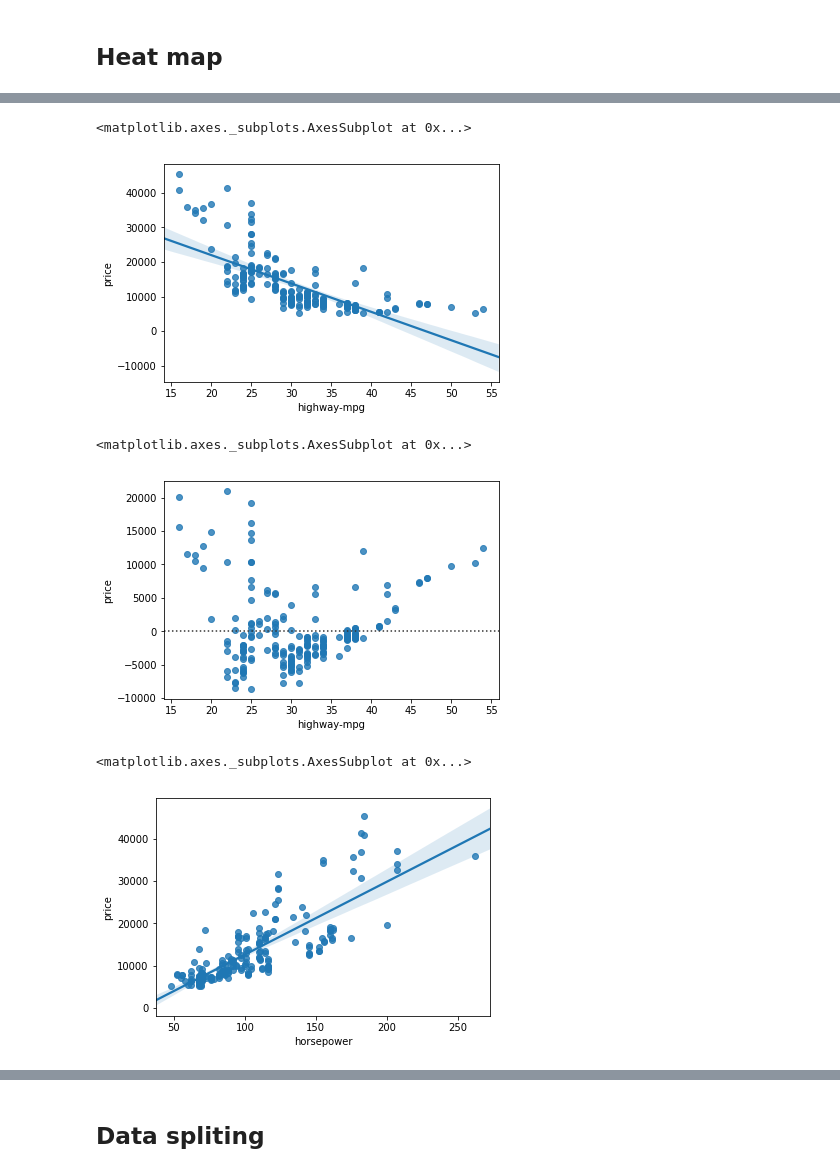
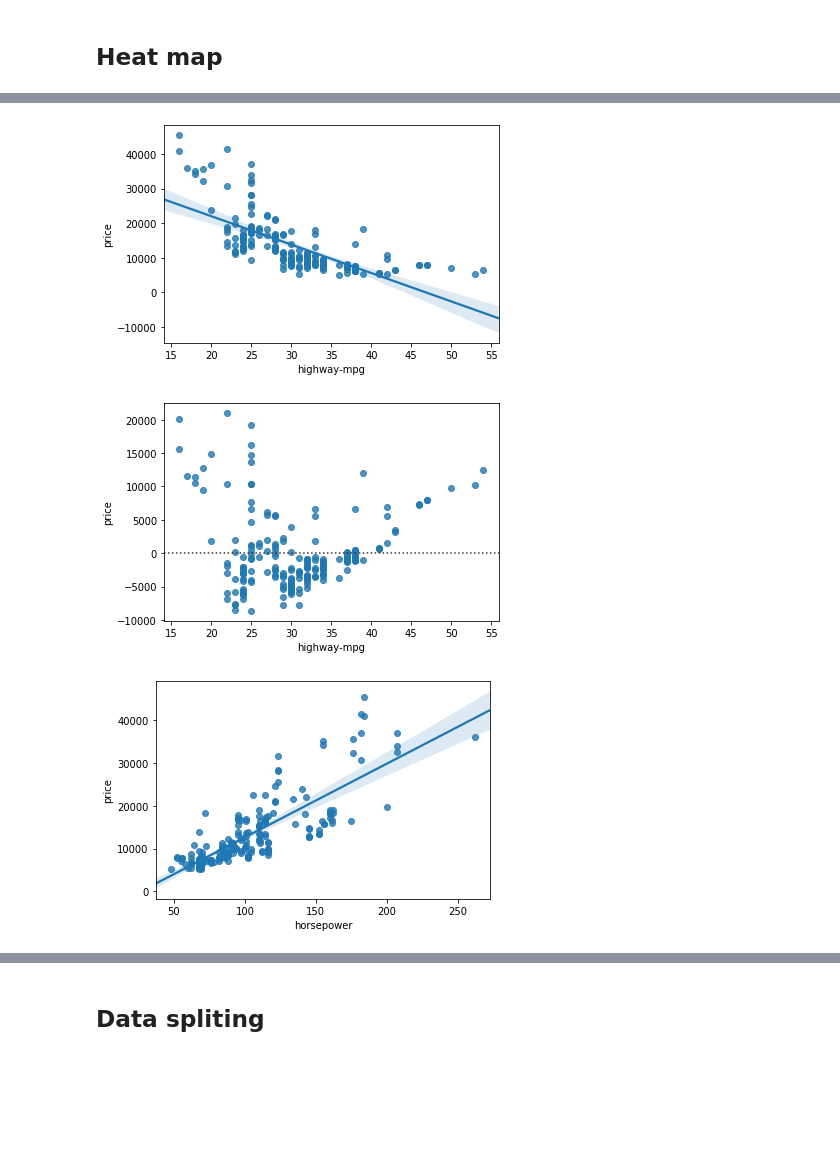
Before and after one commit to yesdeepakmittal/Car_Price_Prediction, a Jupyter notebook: car_prize_prediction.ipynb, the cells around one changed output, grey strips where cells are left out. Saved outputs shown, nothing was run; the diff lists cells and outputs as text; code cells hidden in the pictures; blank space fills up the shorter version.

```diff
--- a/car_prize_prediction.ipynb
+++ b/car_prize_prediction.ipynb
@@ -316,15 +309,12 @@ plt.ylim(0,)
 # %%
-sns.regplot(x='highway-mpg',y='price',data=data)               # 'highway-mpg' can be use to predict the price of car
+g = sns.regplot(x='highway-mpg',y='price',data=data)               # 'highway-mpg' can be use to predict the price of car
 # %% [output]
-<matplotlib.axes._subplots.AxesSubplot at 0x...>
-[figure, old version]
+[figure, new version]
 # %%
-sns.residplot(data['highway-mpg'],data['price'])       #Residual plot with fitted line to deviation
+g = sns.residplot(data['highway-mpg'],data['price'])       #Residual plot with fitted line to deviation
 # %% [output]
-<matplotlib.axes._subplots.AxesSubplot at 0x...>
-[figure, old version]
+[figure, new version]
 # %%
-sns.regplot(x='horsepower',y='price',data=data)                # pearson_coeff = 0.81  p_value = <<0.001  😊
+g=sns.regplot(x='horsepower',y='price',data=data)                # pearson_coeff = 0.81  p_value = <<0.001  😊
 # %% [output]
-<matplotlib.axes._subplots.AxesSubplot at 0x...>
-[figure, old version]
+[figure, new version]
```
Also changed, not shown: parts of 33 cells of this notebook.
